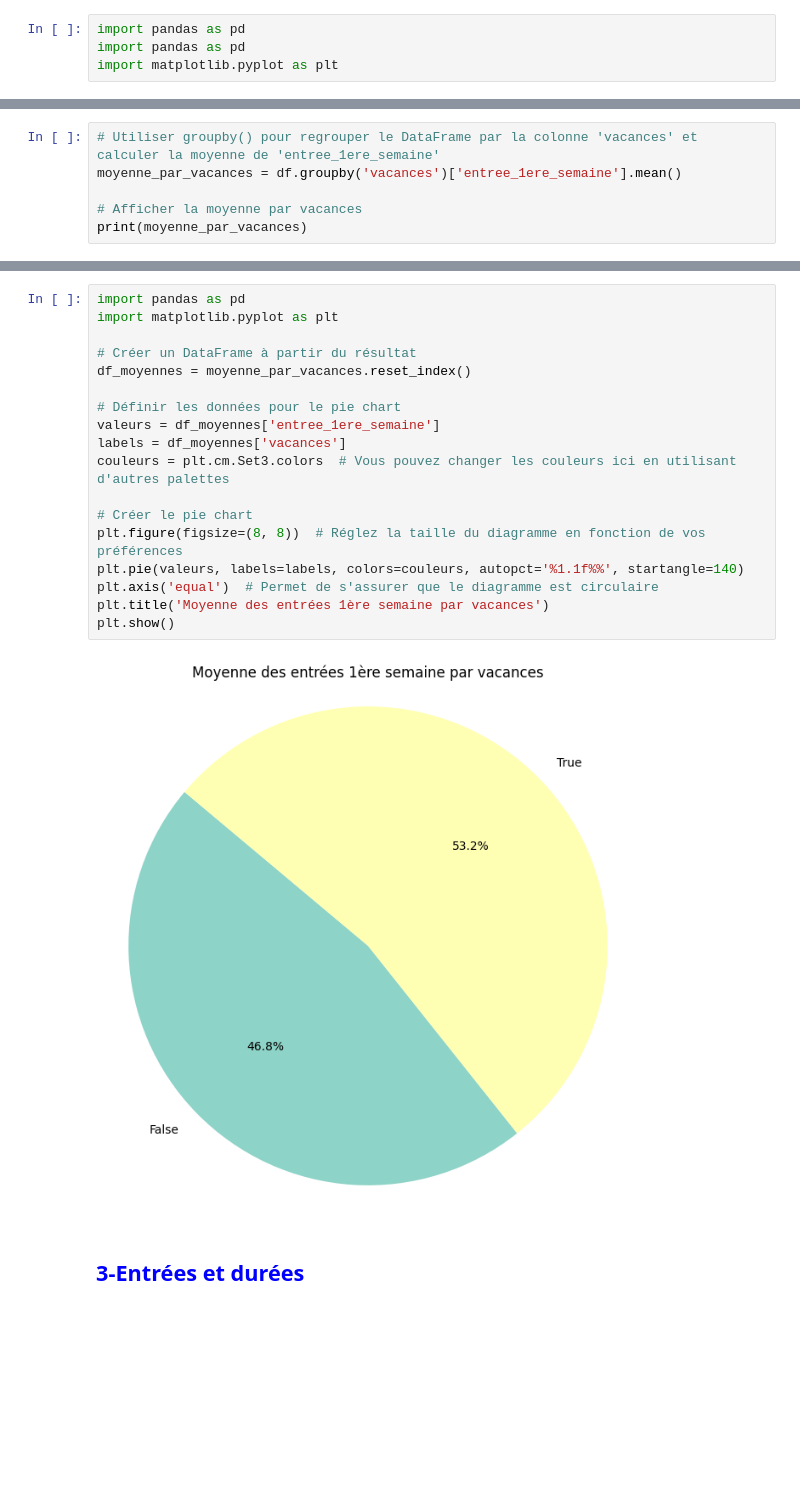
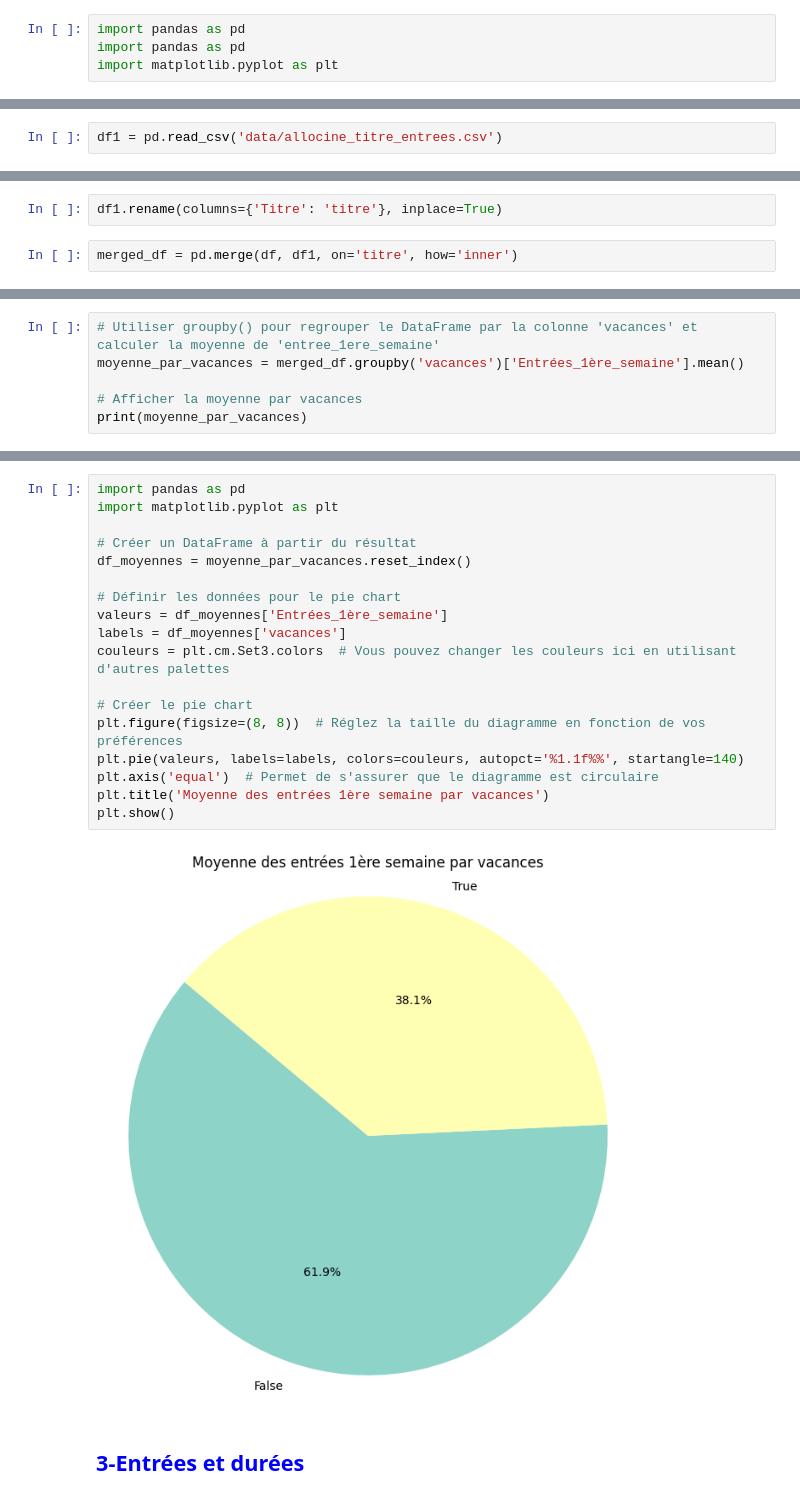
Before and after one commit to impejonathan/ML_recap, a Jupyter notebook: analyse1.ipynb, the cells around one changed output, grey strips where cells are left out. Saved outputs shown, nothing was run; the diff lists cells and outputs as text; blank space fills up the shorter version.

```diff
--- a/analyse1.ipynb
+++ b/analyse1.ipynb
@@ -19,0 +117,2 @@ df.head()
+# %%
+df1 = pd.read_csv('data/allocine_titre_entrees.csv')
@@ -19,0 +135,4 @@ df.head()
+# %%
+df1.rename(columns={'Titre': 'titre'}, inplace=True)
+# %%
+merged_df = pd.merge(df, df1, on='titre', how='inner')
@@ -20,6 +157,6 @@ df.head()
 # %%
 # Utiliser groupby() pour regrouper le DataFrame par la colonne 'vacances' et calculer la moyenne de 'entree_1ere_semaine'
-moyenne_par_vacances = df.groupby('vacances')['entree_1ere_semaine'].mean()
+moyenne_par_vacances = merged_df.groupby('vacances')['Entrées_1ère_semaine'].mean()
 
 # Afficher la moyenne par vacances
 print(moyenne_par_vacances)
@@ -31,23 +168,23 @@ Name: entree_1ere_semaine, dtype: float64
 # %%
 import pandas as pd
 import matplotlib.pyplot as plt
 
 # Créer un DataFrame à partir du résultat
 df_moyennes = moyenne_par_vacances.reset_index()
 
 # Définir les données pour le pie chart
-valeurs = df_moyennes['entree_1ere_semaine']
+valeurs = df_moyennes['Entrées_1ère_semaine']
 labels = df_moyennes['vacances']
 couleurs = plt.cm.Set3.colors  # Vous pouvez changer les couleurs ici en utilisant d'autres palettes
 
 # Créer le pie chart
 plt.figure(figsize=(8, 8))  # Réglez la taille du diagramme en fonction de vos préférences
 plt.pie(valeurs, labels=labels, colors=couleurs, autopct='%1.1f%%', startangle=140)
 plt.axis('equal')  # Permet de s'assurer que le diagramme est circulaire
 plt.title('Moyenne des entrées 1ère semaine par vacances')
 plt.show()
 # %% [output]
-[figure, old version]
+[figure, new version]
 # %% [markdown]
 
  <font color='blue'><h2> 3-Entrées et durées </h2></font>
```
Also changed, not shown: parts of 19 cells of this notebook, 4 other files.
